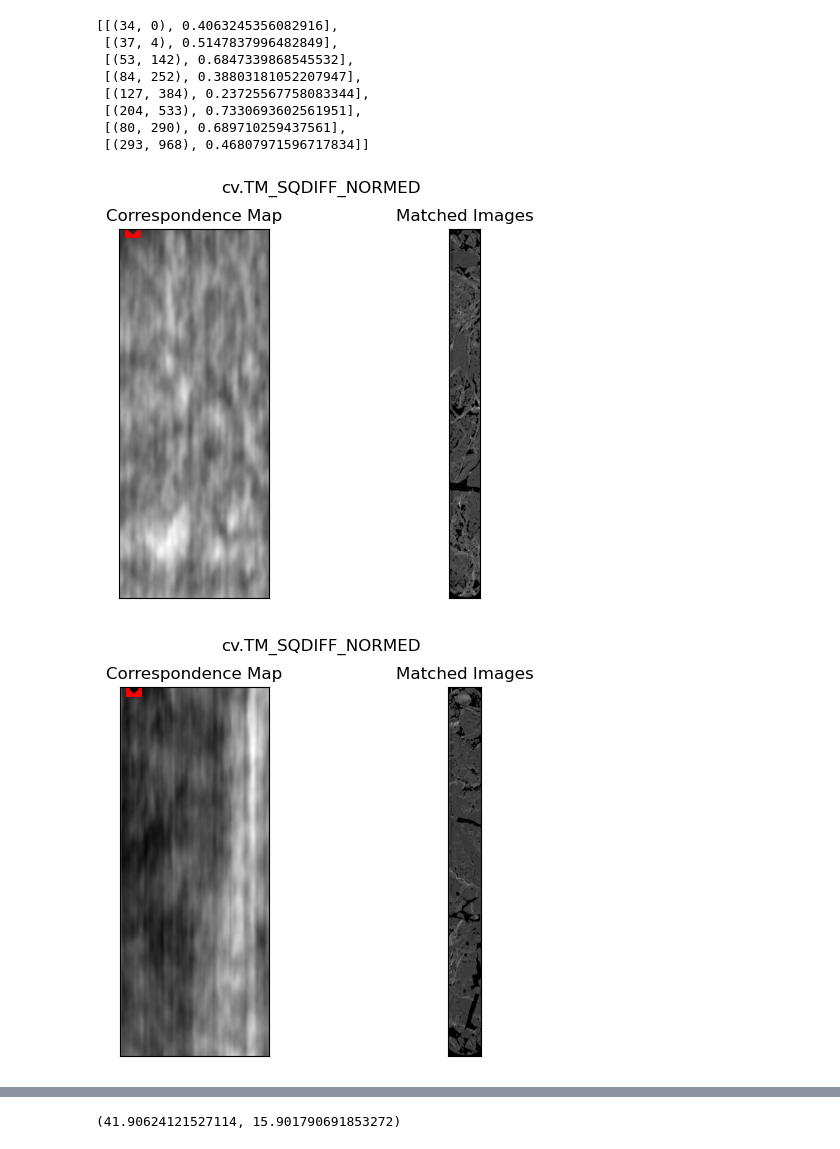
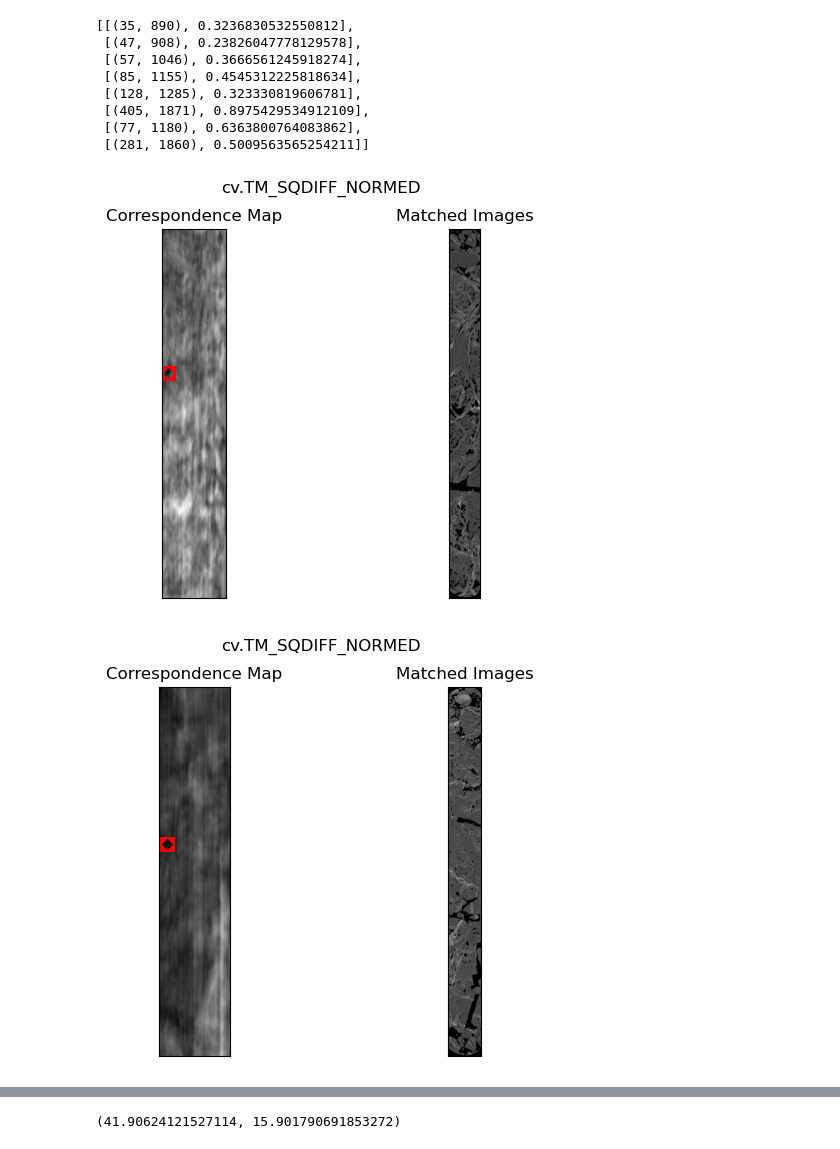
Before and after one commit to rkique/icesat2-align, a Jupyter notebook: match_image/image_matcher.ipynb, the cells around one changed output, grey strips where cells are left out. Cells and saved outputs as stored; diff of their text form; code cells hidden in the pictures.

```diff
--- a/match_image/image_matcher.ipynb
+++ b/match_image/image_matcher.ipynb
@@ -40,10 +40,11 @@ for i in range(0,8):
     b1 = i * 4
     b2 = b1 + 4
 
-    #TODO: Fix file paths,
+    #TODO: Fix file paths
     chirop_path = f'../make_image/output_chirop/chirop_{b1}_{b2}.jpg'
     img = cv.imread(chirop_path, cv.IMREAD_GRAYSCALE)
-
+    cw, ch = img.shape[::-1]
+    print(f'img shape: ({cw}, {ch})')
     atl_path = f'../make_image/output_atl/atl_{b1}_{b2}.jpg'
 
     template = cv.imread(atl_path, cv.IMREAD_GRAYSCALE)
@@ -84,9 +85,9 @@ for i in range(0,8):
     #     # plt.title(f'Best CCOEFF_NORM score for rotations')
     #     # plt.show()
     print(f'minima found: {min_loc} with value of {min_val}')
-    # im3 = Image.fromarray(img)
-    # im3 = im3.convert("L")
-    # im3.save(f'matched_{b1}_{b2}.jpg')
+    im3 = Image.fromarray(img)
+    im3 = im3.convert("L")
+    im3.save(f'matched_{b1}_{b2}.jpg')
     min_loc_val.append([min_loc, min_val])
 
 #This output is the offset from the origin of the chiroptera image.
@@ -103,10 +112,10 @@ minima found: (293, 968) with value of 0.46807971596717834
-[[(34, 0), 0.4063245356082916],
- [(37, 4), 0.5147837996482849],
- [(53, 142), 0.6847339868545532],
- [(84, 252), 0.38803181052207947],
- [(127, 384), 0.23725567758083344],
- [(204, 533), 0.7330693602561951],
- [(80, 290), 0.689710259437561],
- [(293, 968), 0.46807971596717834]]
+[[(35, 890), 0.3236830532550812],
+ [(47, 908), 0.23826047778129578],
+ [(57, 1046), 0.3666561245918274],
+ [(85, 1155), 0.4545312225818634],
+ [(128, 1285), 0.323330819606781],
+ [(405, 1871), 0.8975429534912109],
+ [(77, 1180), 0.6363800764083862],
+ [(281, 1860), 0.5009563565254211]]
-[figure, old version]
+[figure, new version]
-[figure, old version]
+[figure, new version]
```
Also changed, not shown: parts of 2 cells of this notebook, 47 other files.
